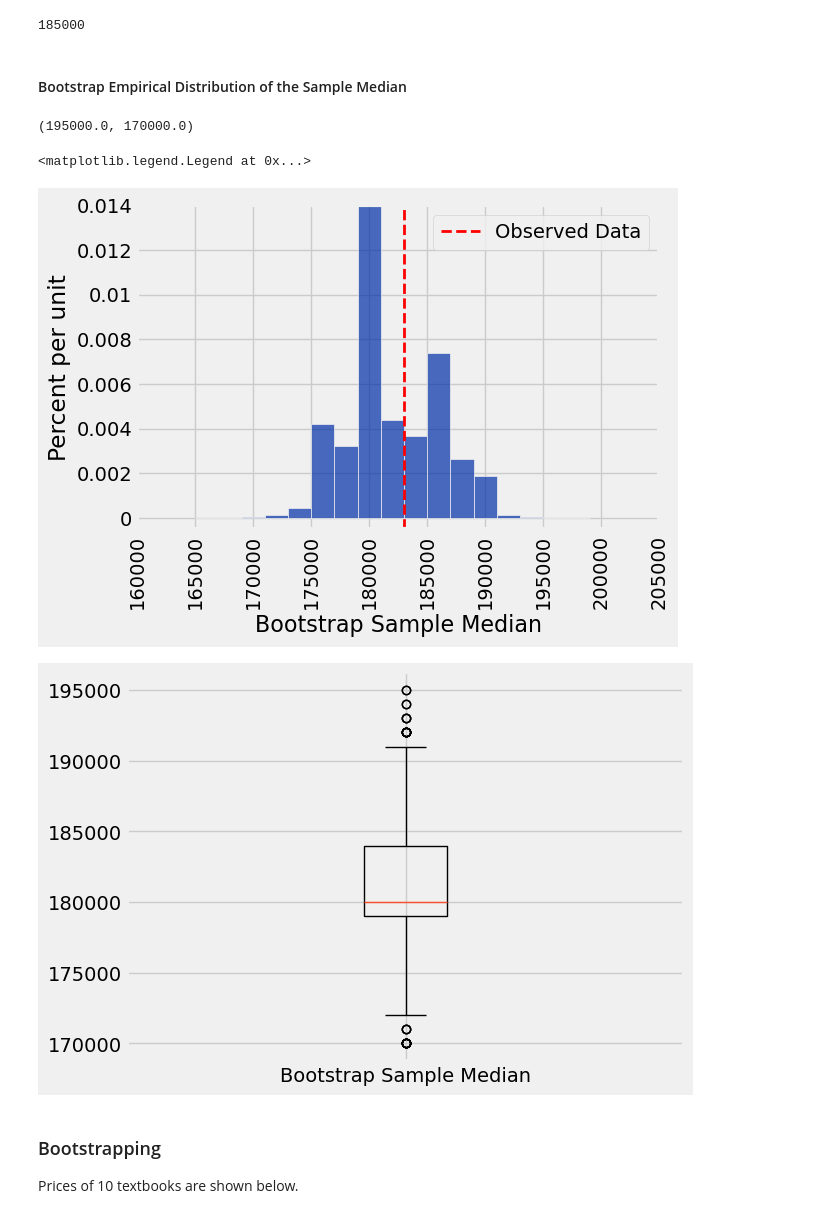
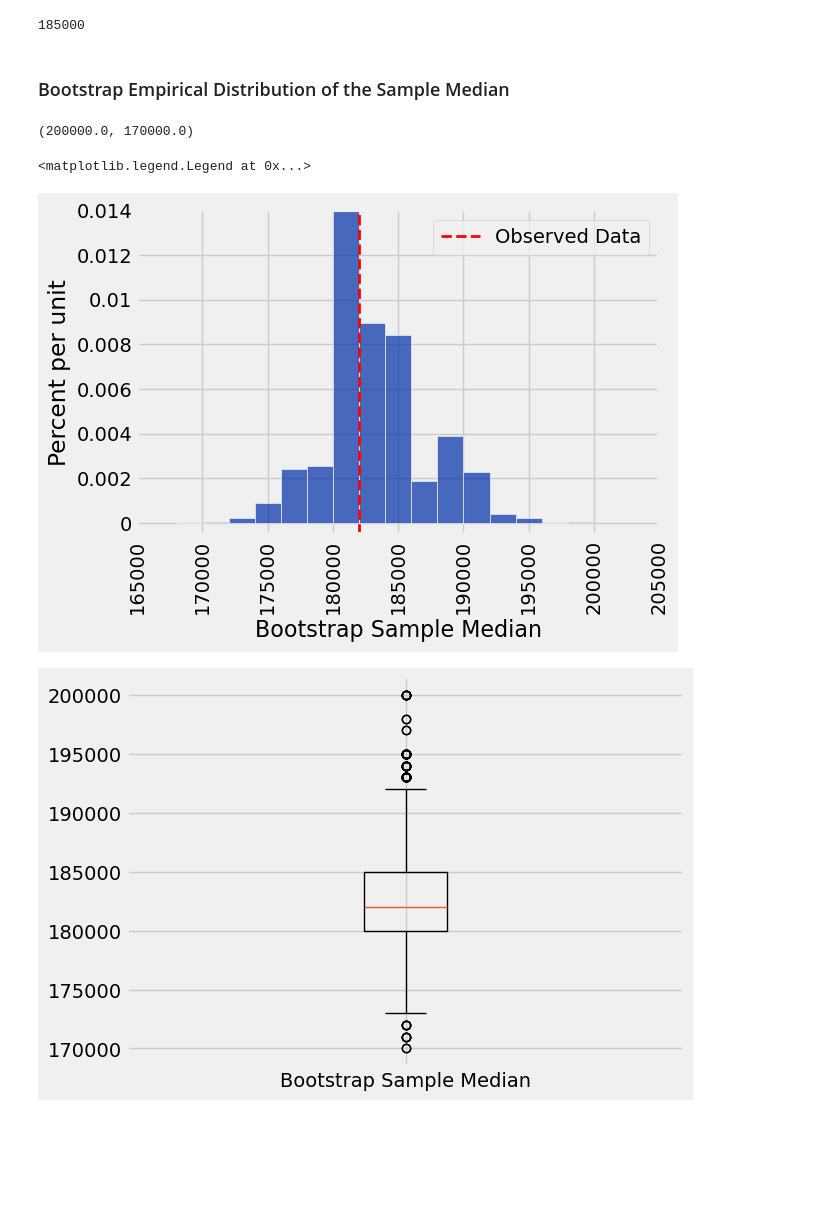
Before and after one commit to SRJC-Data-Science/materials-sp22, a Jupyter notebook: SRJC/lecture_note/lecture_23_24/confidence_intervals-pw.ipynb, the cells around one changed output. Cells and saved outputs as stored; diff of their text form; code cells hidden in the pictures; blank space fills up the shorter version.

```diff
--- a/SRJC/lecture_note/lecture_23_24/confidence_intervals-pw.ipynb
+++ b/SRJC/lecture_note/lecture_23_24/confidence_intervals-pw.ipynb
@@ -163,6 +167,6 @@ tech_salaries.show(3)
 # %% [output]
 (4490000, 30000)
 # %%
-original_sample.sort('Salary', descending=False)
+tech_salaries.sort('Salary', descending=False)
 # %% [output]
 | Title | Company | Location | Salary |
@@ -268,36 +298,33 @@ one_bootstrap_median()
 # %% [output]
 185000
 # %% [markdown]
-#### Bootstrap Empirical Distribution of the Sample Median
+### Bootstrap Empirical Distribution of the Sample Median
 # %%
-repeats = 7000
+repeats = 10000
 bootstrap_medians = make_array()
 for i in np.arange(repeats):
     bootstrap_medians = np.append (bootstrap_medians, one_bootstrap_median())
 # %%
 (max(bootstrap_medians), min(bootstrap_medians))
 # %% [output]
-(195000.0, 170000.0)
+(200000.0, 170000.0)
 # %%
 re_sampled_medians = Table().with_column('Bootstrap Sample Median', bootstrap_medians)
-median_bins=np.arange(165000, 200000, 2000)
+median_bins=np.arange(168000, 202000, 2000)
 re_sampled_medians.hist(bins = median_bins)
 
 # Plotting parameters; you can ignore this code
-parameter_green = '#32CD32'
 plots.ylim(-0.000005, 0.00014)
+#parameter_green = '#32CD32'
 #plots.scatter(salary_median, 0, color=parameter_green, s=40, zorder=2);
-plots.axvline(salary_median, color='red', linestyle='--', linewidth=2, label='Observed Data')
+#plots.axvline(salary_median, color='red', linestyle='--', linewidth=2, label='Observed Data')
+plots.axvline(original_sample_median, color='red', linestyle='--', linewidth=2, label='Observed Data')
 plots.legend()
 # %% [output]
 <matplotlib.legend.Legend at 0x...>
-[figure, old version]
+[figure, new version]
 # %%
 # let's check it with boxplot()
 re_sampled_medians.select('Bootstrap Sample Median').boxplot()
 # %% [output]
-[figure, old version]
+[figure, new version]
-# %% [markdown]
-### Bootstrapping
-
-Prices of 10 textbooks are shown below.
```
Also changed, not shown: parts of 96 cells of this notebook, 3 other files.
